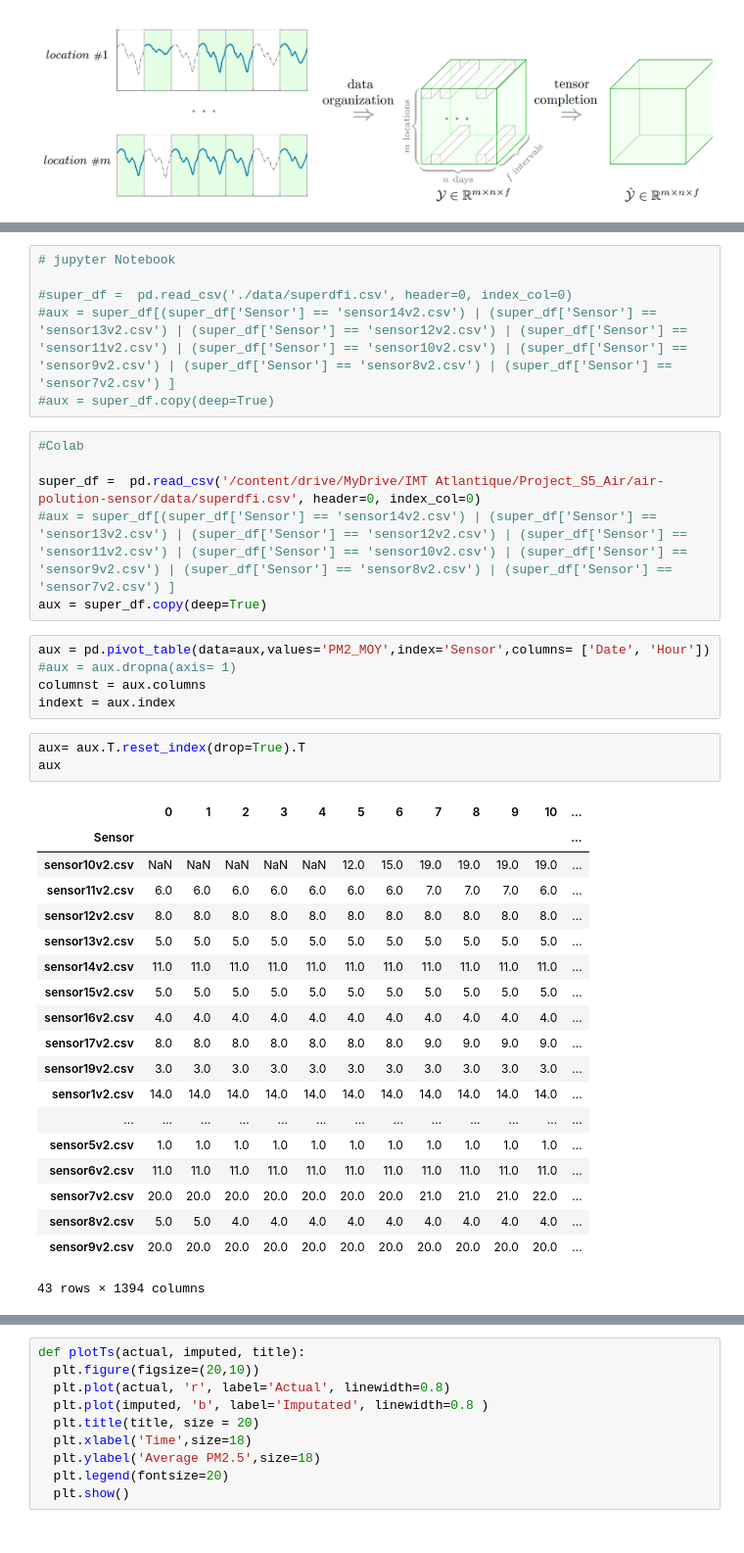
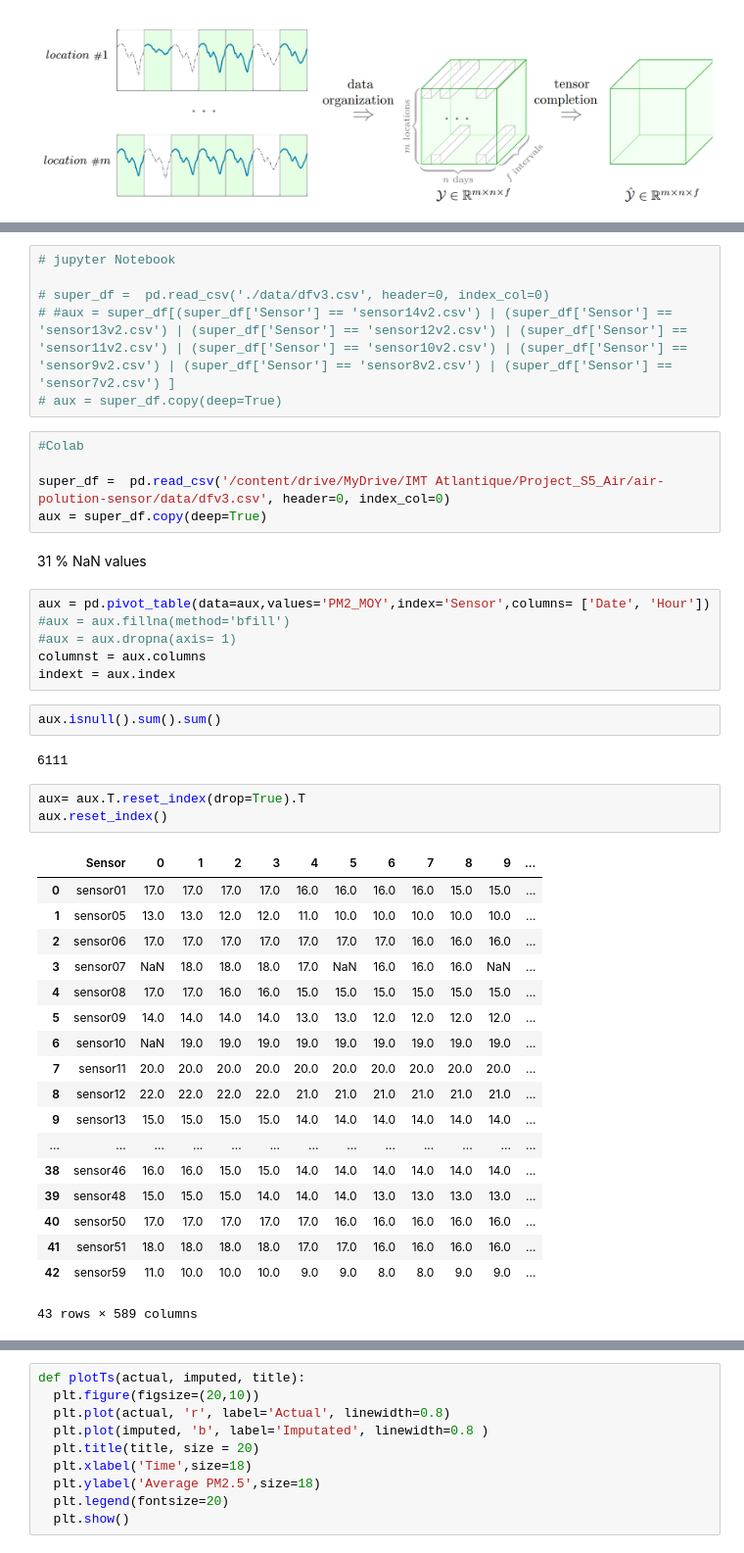
Before and after one commit to TEAM-IMT/air-polution-sensor, a Jupyter notebook: Transdim.ipynb, the cells around one changed output, grey strips where cells are left out. Shown at 98% size. Saved outputs shown, nothing was run; the diff lists cells and outputs as text.

```diff
--- a/Transdim.ipynb
+++ b/Transdim.ipynb
@@ -39,40 +67,45 @@ Image("tensor.png", width=1000)
 # %%
 # jupyter Notebook
 
-#super_df =  pd.read_csv('./data/superdfi.csv', header=0, index_col=0)
-#aux = super_df[(super_df['Sensor'] == 'sensor14v2.csv') | (super_df['Sensor'] == 'sensor13v2.csv') | (super_df['Sensor'] == 'sensor12v2.csv') | (super_df['Sensor'] == 'sensor11v2.csv') | (super_df['Sensor'] == 'sensor10v2.csv') | (super_df['Sensor'] == 'sensor9v2.csv') | (super_df['Sensor'] == 'sensor8v2.csv') | (super_df['Sensor'] == 'sensor7v2.csv') ]
-#aux = super_df.copy(deep=True)
+# super_df =  pd.read_csv('./data/dfv3.csv', header=0, index_col=0)
+# #aux = super_df[(super_df['Sensor'] == 'sensor14v2.csv') | (super_df['Sensor'] == 'sensor13v2.csv') | (super_df['Sensor'] == 'sensor12v2.csv') | (super_df['Sensor'] == 'sensor11v2.csv') | (super_df['Sensor'] == 'sensor10v2.csv') | (super_df['Sensor'] == 'sensor9v2.csv') | (super_df['Sensor'] == 'sensor8v2.csv') | (super_df['Sensor'] == 'sensor7v2.csv') ]
+# aux = super_df.copy(deep=True)
 # %%
 #Colab
 
-super_df =  pd.read_csv('/content/drive/MyDrive/IMT Atlantique/Project_S5_Air/air-polution-sensor/data/superdfi.csv', header=0, index_col=0)
-#aux = super_df[(super_df['Sensor'] == 'sensor14v2.csv') | (super_df['Sensor'] == 'sensor13v2.csv') | (super_df['Sensor'] == 'sensor12v2.csv') | (super_df['Sensor'] == 'sensor11v2.csv') | (super_df['Sensor'] == 'sensor10v2.csv') | (super_df['Sensor'] == 'sensor9v2.csv') | (super_df['Sensor'] == 'sensor8v2.csv') | (super_df['Sensor'] == 'sensor7v2.csv') ]
+super_df =  pd.read_csv('/content/drive/MyDrive/IMT Atlantique/Project_S5_Air/air-polution-sensor/data/dfv3.csv', header=0, index_col=0)
 aux = super_df.copy(deep=True)
+# %% [markdown]
+31 % NaN values
 # %%
 aux = pd.pivot_table(data=aux,values='PM2_MOY',index='Sensor',columns= ['Date', 'Hour'])
+#aux = aux.fillna(method='bfill')
 #aux = aux.dropna(axis= 1)
 columnst = aux.columns
 indext = aux.index
+# %%
+aux.isnull().sum().sum()
+# %% [output]
+6111
 # %%
 aux= aux.T.reset_index(drop=True).T
-aux
+aux.reset_index()
 # %% [output]
-|  | 0 | 1 | 2 | 3 | 4 | 5 | 6 | 7 | 8 | 9 | 10 | ... |
-| Sensor |  |  |  |  |  |  |  |  |  |  |  | ... |
-| sensor10v2.csv | NaN | NaN | NaN | NaN | NaN | 12.0 | 15.0 | 19.0 | 19.0 | 19.0 | 19.0 | ... |
-| sensor11v2.csv | 6.0 | 6.0 | 6.0 | 6.0 | 6.0 | 6.0 | 6.0 | 7.0 | 7.0 | 7.0 | 6.0 | ... |
-| sensor12v2.csv | 8.0 | 8.0 | 8.0 | 8.0 | 8.0 | 8.0 | 8.0 | 8.0 | 8.0 | 8.0 | 8.0 | ... |
-| sensor13v2.csv | 5.0 | 5.0 | 5.0 | 5.0 | 5.0 | 5.0 | 5.0 | 5.0 | 5.0 | 5.0 | 5.0 | ... |
-| sensor14v2.csv | 11.0 | 11.0 | 11.0 | 11.0 | 11.0 | 11.0 | 11.0 | 11.0 | 11.0 | 11.0 | 11.0 | ... |
-| sensor15v2.csv | 5.0 | 5.0 | 5.0 | 5.0 | 5.0 | 5.0 | 5.0 | 5.0 | 5.0 | 5.0 | 5.0 | ... |
-| sensor16v2.csv | 4.0 | 4.0 | 4.0 | 4.0 | 4.0 | 4.0 | 4.0 | 4.0 | 4.0 | 4.0 | 4.0 | ... |
-| sensor17v2.csv | 8.0 | 8.0 | 8.0 | 8.0 | 8.0 | 8.0 | 8.0 | 9.0 | 9.0 | 9.0 | 9.0 | ... |
-| sensor19v2.csv | 3.0 | 3.0 | 3.0 | 3.0 | 3.0 | 3.0 | 3.0 | 3.0 | 3.0 | 3.0 | 3.0 | ... |
-| sensor1v2.csv | 14.0 | 14.0 | 14.0 | 14.0 | 14.0 | 14.0 | 14.0 | 14.0 | 14.0 | 14.0 | 14.0 | ... |
+|  | Sensor | 0 | 1 | 2 | 3 | 4 | 5 | 6 | 7 | 8 | 9 | ... |
+| 0 | sensor01 | 17.0 | 17.0 | 17.0 | 17.0 | 16.0 | 16.0 | 16.0 | 16.0 | 15.0 | 15.0 | ... |
+| 1 | sensor05 | 13.0 | 13.0 | 12.0 | 12.0 | 11.0 | 10.0 | 10.0 | 10.0 | 10.0 | 10.0 | ... |
+| 2 | sensor06 | 17.0 | 17.0 | 17.0 | 17.0 | 17.0 | 17.0 | 17.0 | 16.0 | 16.0 | 16.0 | ... |
+| 3 | sensor07 | NaN | 18.0 | 18.0 | 18.0 | 17.0 | NaN | 16.0 | 16.0 | 16.0 | NaN | ... |
+| 4 | sensor08 | 17.0 | 17.0 | 16.0 | 16.0 | 15.0 | 15.0 | 15.0 | 15.0 | 15.0 | 15.0 | ... |
+| 5 | sensor09 | 14.0 | 14.0 | 14.0 | 14.0 | 13.0 | 13.0 | 12.0 | 12.0 | 12.0 | 12.0 | ... |
+| 6 | sensor10 | NaN | 19.0 | 19.0 | 19.0 | 19.0 | 19.0 | 19.0 | 19.0 | 19.0 | 19.0 | ... |
+| 7 | sensor11 | 20.0 | 20.0 | 20.0 | 20.0 | 20.0 | 20.0 | 20.0 | 20.0 | 20.0 | 20.0 | ... |
+| 8 | sensor12 | 22.0 | 22.0 | 22.0 | 22.0 | 21.0 | 21.0 | 21.0 | 21.0 | 21.0 | 21.0 | ... |
+| 9 | sensor13 | 15.0 | 15.0 | 15.0 | 15.0 | 14.0 | 14.0 | 14.0 | 14.0 | 14.0 | 14.0 | ... |
 | ... | ... | ... | ... | ... | ... | ... | ... | ... | ... | ... | ... | ... |
-| sensor5v2.csv | 1.0 | 1.0 | 1.0 | 1.0 | 1.0 | 1.0 | 1.0 | 1.0 | 1.0 | 1.0 | 1.0 | ... |
-| sensor6v2.csv | 11.0 | 11.0 | 11.0 | 11.0 | 11.0 | 11.0 | 11.0 | 11.0 | 11.0 | 11.0 | 11.0 | ... |
-| sensor7v2.csv | 20.0 | 20.0 | 20.0 | 20.0 | 20.0 | 20.0 | 20.0 | 21.0 | 21.0 | 21.0 | 22.0 | ... |
-| sensor8v2.csv | 5.0 | 5.0 | 4.0 | 4.0 | 4.0 | 4.0 | 4.0 | 4.0 | 4.0 | 4.0 | 4.0 | ... |
-| sensor9v2.csv | 20.0 | 20.0 | 20.0 | 20.0 | 20.0 | 20.0 | 20.0 | 20.0 | 20.0 | 20.0 | 20.0 | ... |
+| 38 | sensor46 | 16.0 | 16.0 | 15.0 | 15.0 | 14.0 | 14.0 | 14.0 | 14.0 | 14.0 | 14.0 | ... |
+| 39 | sensor48 | 15.0 | 15.0 | 15.0 | 14.0 | 14.0 | 14.0 | 13.0 | 13.0 | 13.0 | 13.0 | ... |
+| 40 | sensor50 | 17.0 | 17.0 | 17.0 | 17.0 | 17.0 | 16.0 | 16.0 | 16.0 | 16.0 | 16.0 | ... |
+| 41 | sensor51 | 18.0 | 18.0 | 18.0 | 18.0 | 17.0 | 17.0 | 16.0 | 16.0 | 16.0 | 16.0 | ... |
+| 42 | sensor59 | 11.0 | 10.0 | 10.0 | 10.0 | 9.0 | 9.0 | 8.0 | 8.0 | 9.0 | 9.0 | ... |
-43 rows × 1394 columns
+43 rows × 589 columns
```
Also changed, not shown: parts of 38 cells of this notebook, 1 other file.
